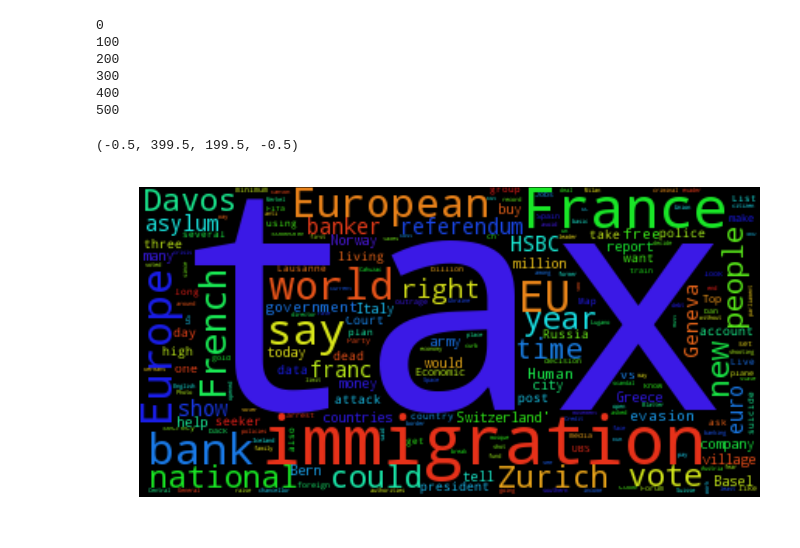
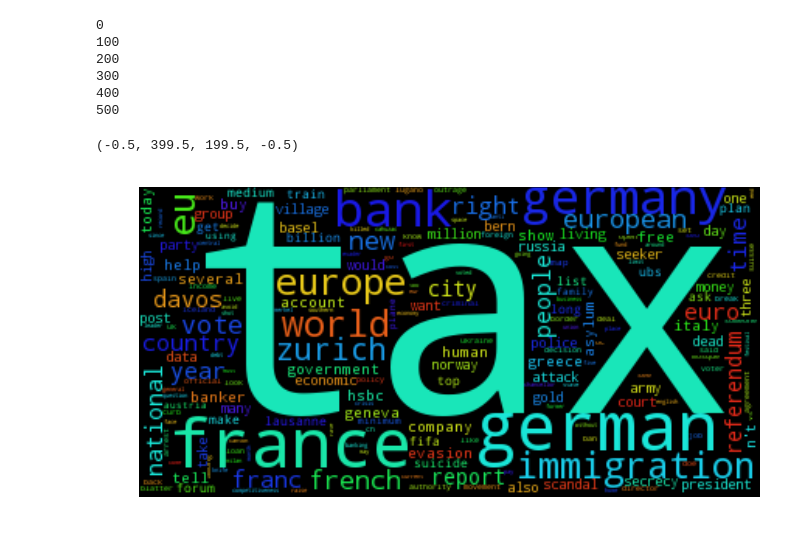
Before and after one commit to vidit09/ada-project, a Jupyter notebook: pre_processing/Preprocessing_submission_europe.ipynb, the cells around one changed output. Drawn from its saved outputs; the diff is of its cells as text; code cells hidden in the pictures.

```diff
--- a/pre_processing/Preprocessing_submission_europe.ipynb
+++ b/pre_processing/Preprocessing_submission_europe.ipynb
@@ -240,14 +240,28 @@ for i in range(swiss_specific_df.shape[0]):#
 # %%
 pickle.dump(swiss_specific_df,open('../data/europe_swiss_submission.pickle','wb'))
 # %%
-from wordcloud import WordCloud
+from wordcloud import WordCloud, STOPWORDS
+import nltk
 from nltk.corpus import stopwords
+from nltk.stem import WordNetLemmatizer
+import string
 submissions = swiss_specific_df['title_english'].astype('str').tolist()
-subs_concat = ''.join(submissions)
-extended_stopwords=['swiss','switzerland','german','germany'] + stopwords.words('english')
-wordcloud = WordCloud(stopwords = extended_stopwords).generate(subs_concat)
+subs_concat = ' '.join(submissions)
+
+tokens = nltk.word_tokenize(subs_concat)
+
+filter_token = [token.lower() for token in tokens if token not in string.punctuation ]
+
+
+lemmatizer = WordNetLemmatizer()
+lemanized = [lemmatizer.lemmatize(token) for token in filter_token]
+
+
+subs_filtered = ' '.join(lemanized)
+extended_stopwords=['swiss','switzerland','ha','wa','say', 'could'] + stopwords.words('english')
+wordcloud = WordCloud(stopwords = extended_stopwords).generate(subs_filtered)
 plt.imshow(wordcloud)
 plt.axis("off")
 # %% [output]
 (-0.5, 399.5, 199.5, -0.5)
-[figure, old version]
+[figure, new version]
```
Also changed, not shown: parts of 1 cell of this notebook, 2 other files.
